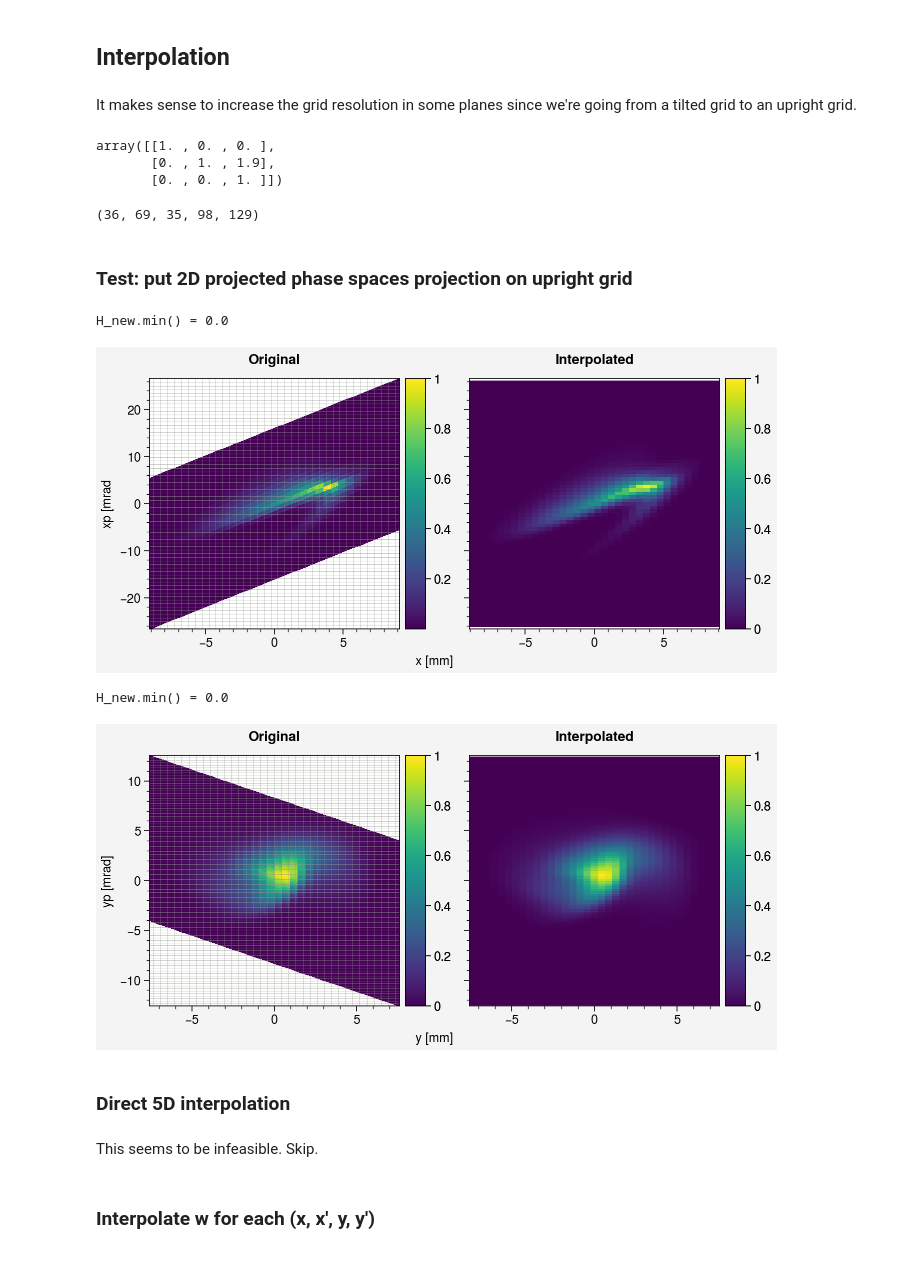
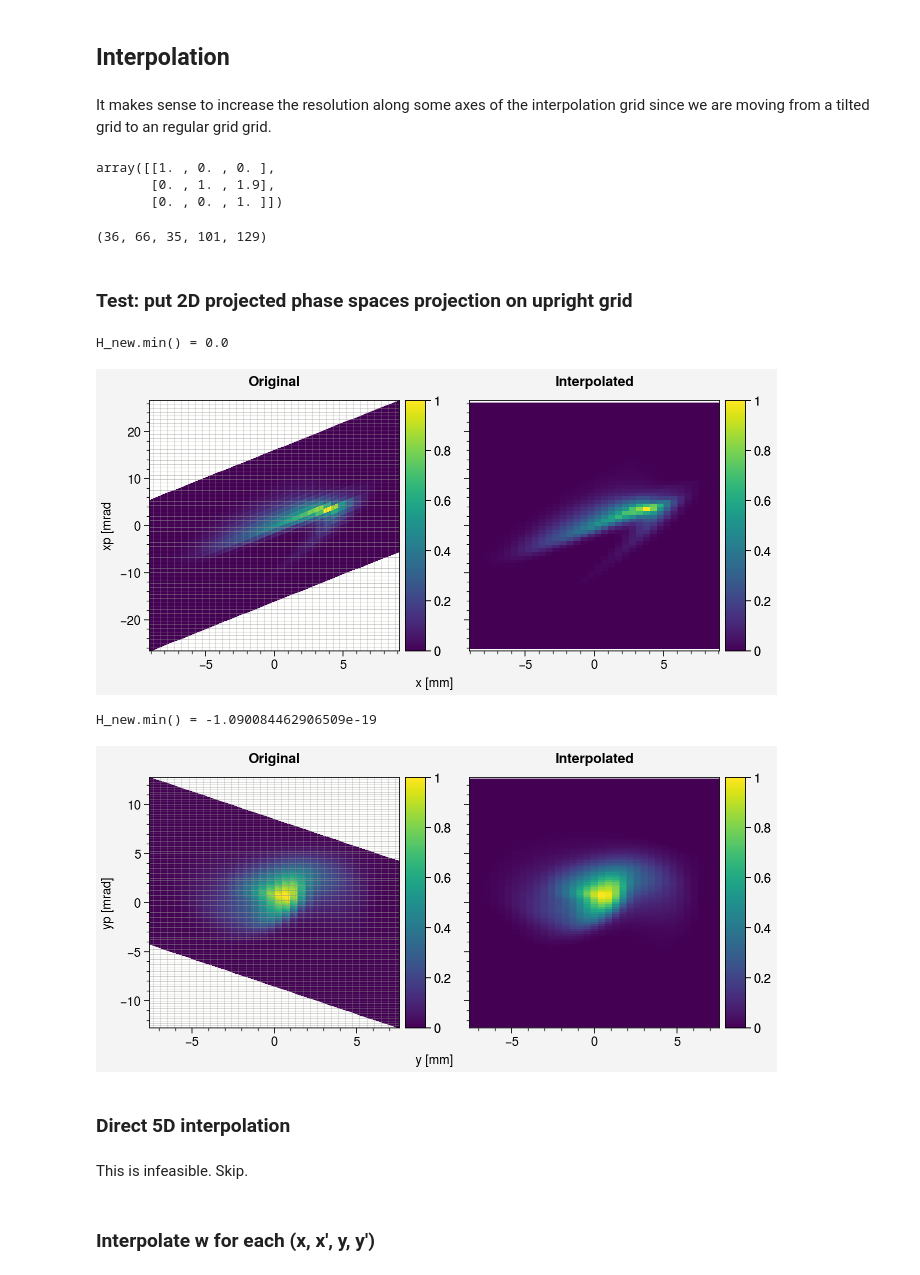
Before and after one commit to austin-hoover/analysis-sns-btf, a Jupyter notebook: scan3d/scan-xxpy-image-ypdE/scan-xxpy-image-ypdE_step3.ipynb, the cells around one changed output. Drawn from its saved outputs; the diff is of its cells as text; code cells hidden in the pictures.

```diff
--- a/scan3d/scan-xxpy-image-ypdE/scan-xxpy-image-ypdE_step3.ipynb
+++ b/scan3d/scan-xxpy-image-ypdE/scan-xxpy-image-ypdE_step3.ipynb
@@ -254,21 +250,21 @@ print(ind)
 # %%
-axes_slice = [(k, j, i) for i in range(a5d.ndim) for j in range(i) for k in range(j)]
-axes_view = [tuple([i for i in range(a5d.ndim) if i not in axis])
+axes_slice = [(k, j, i) for i in range(f_raw.ndim) for j in range(i) for k in range(j)]
+axes_view = [tuple([i for i in range(f_raw.ndim) if i not in axis])
              for axis in axes_slice]
 for axis, axis_view in zip(axes_slice, axes_view):
-    idx = utils.make_slice(5, axis, [ind[i] for i in axis])
-    a5d_slice = a5d[idx]
-    a5d_slice = a5d_slice / np.max(a5d_slice)
+    idx = utils.make_slice(5, axis, [ind_max[i] for i in axis])
+    f_raw_slice = f_raw[idx]
+    f_raw_slice = f_raw_slice / np.max(f_raw_slice)
 
     dim1, dim2 = [dims[i] for i in axis_view]
 
     fig, plot_axes = pplt.subplots(ncols=2)
     for ax, norm in zip(plot_axes, [None, 'log']):
-        mplt.plot_image(a5d_slice, ax=ax, frac_thresh=frac_thresh, norm=norm, colorbar=True)
+        mplt.plot_image(f_raw_slice, ax=ax, frac_thresh=frac_thresh, norm=norm, colorbar=True)
     plot_axes.format(xlabel=dim1, ylabel=dim2)
     string = '_output/slitscreen_slice_'
     for i in axis:
-        string += f'_{dims[i]}-{ind[i]}'
+        string += f'_{dims[i]}-{ind_max[i]}'
     plt.savefig(string + '.png')
     plt.show()
 # %% [output]
@@ -299,12 +297,10 @@ interactive(children=(Dropdown(description='cmap', options=('viridis', 'dusk_r',
 # %% [markdown]
 Convert x3 and y3 from pixels to mm.
 # %%
-cam_settings = ip.camera_settings(cam)
+cam_settings = ip.CameraSettings(cam)
 cam_settings.set_zoom(info['cam_zoom'])
-pix2mm = float(cam_settings.pix2mm)
-print(f"pix2mm = {pix2mm} (zoom = {info['cam_zoom']})")
-
-downscale_factor = info['processed_image_downscale_factor']
-pix2mm *= downscale_factor
-print(f'pix2mm = {pix2mm} (downscale_factor = {downscale_factor})')
+pix2mm_x = info['cam_pix2mm_x']
+pix2mm_y = info['cam_pix2mm_y']
+print(f"pix2mm_x = {pix2mm_x} (zoom = {info['cam_zoom']}, downscale={info['image_downscale']})")
+print(f"pix2mm_y = {pix2mm_y} (zoom = {info['cam_zoom']}, downscale={info['image_downscale']})")
 # %% [output]
@@ -313,6 +309,6 @@ pix2mm = 0.30000000000000004 (downscale_factor = 3)
 # %%
-X3 = X3 * pix2mm
-Y3 = Y3 * pix2mm
+X3 = X3 * pix2mm_x
+Y3 = Y3 * pix2mm_y
 # %% [markdown]
 Build the transfer matrices between the slits and the screen.
 # %%
@@ -362,7 +356,7 @@ for coord in tqdm(coords):
 # %% [markdown]
 ## Interpolation
 # %% [markdown]
-It makes sense to increase the grid resolution in some planes since we're going from a tilted grid to an upright grid.
+It makes sense to increase the resolution along some axes of the interpolation grid since we are moving from a tilted grid to an regular grid grid.
 # %%
 M = info['M']
 M
@@ -373,13 +367,13 @@ array([[1. , 0. , 0. ],
 # %%
 new_shape = np.array(shape).astype(float)
 new_shape[0] *= 1.1
-new_shape[1] *= 2.1
+new_shape[1] *= 2.0
 new_shape[2] *= 1.1
 new_shape = tuple(new_shape.astype(int))
 info['int_shape'] = new_shape
 print(new_shape)
 # %% [output]
-(36, 69, 35, 98, 129)
+(36, 66, 35, 101, 129)
 # %%
 x_gv_new = np.linspace(np.min(X), np.max(X), new_shape[0])
 xp_gv_new = np.linspace(np.min(XP), np.max(XP), new_shape[1])
@@ -404,41 +398,41 @@ for plane, (i, j) in zip(['x', 'y'], [(0, 1), (2, 3)]):
     elif plane == 'y':
         U = Y[0, 0, :, :, 0]
         V = YP[0, 0, :, :, 0]
-    H = utils.project(a5d, axis=(i, j))
+    H = utils.project(f_raw, axis=(i, j))
     H = H / np.max(H)
 
     points = (U.ravel(), V.ravel())
     values = H.ravel()
     U_new, V_new = np.meshgrid(gvs[i], gvs[j], indexing='ij')
     new_points = (U_new.ravel(), V_new.ravel())
     new_values = interpolate.griddata(points, values, new_points, fill_value=0.0, method='linear')
     H_new = new_values.reshape(len(gvs[i]), len(gvs[j]))
     print(f'H_new.min() = {H_new.min()}')
     H_new = np.clip(H_new, 0.0, None)
     H_new = H_new / np.max(H_new)
 
     fig, axes = pplt.subplots(ncols=2)
     mplt.plot_image(H, x=U, y=V, ax=axes[0], colorbar=True, norm=norm)
     mplt.plot_image(H_new, x=gvs[i], y=gvs[j], ax=axes[1], colorbar=True, norm=norm)
     if grid:
         kws = dict(c='grey', lw=0.4, alpha=0.5)
         for g in gvs[i]:
             axes[0].axvline(g, **kws)
         for g in gvs[j]:
             axes[0].axhline(g, **kws)
     if contour:
         axes[1].contour(U.T, V.T, H.T, color='white', alpha=0.2, lw=0.75)
     axes.format(xlabel=pdims[i], ylabel=pdims[j], toplabels=['Original', 'Interpolated'])
     plt.show()
 # %% [output]
 H_new.min() = 0.0
-[figure, old version]
+[figure, new version]
-H_new.min() = 0.0
+H_new.min() = -1.090084462906509e-19
 [figure]
 # %% [markdown]
 ### Direct 5D interpolation
 # %% [markdown]
-This seems to be infeasible. Skip.
+This is infeasible. Skip.
 # %%
 # points = tuple([U.ravel() for U in [X, XP, Y, YP, W]])
 # values = a5d.ravel()
```
Also changed, not shown: parts of 32 cells of this notebook, 3 other files.
